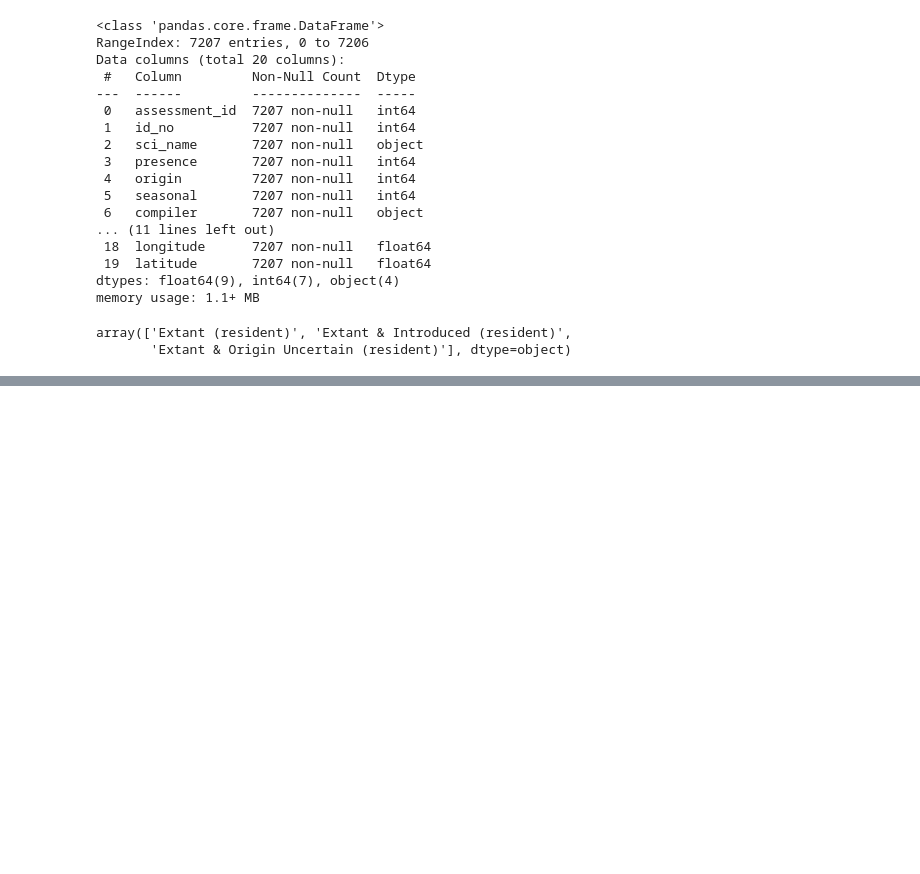
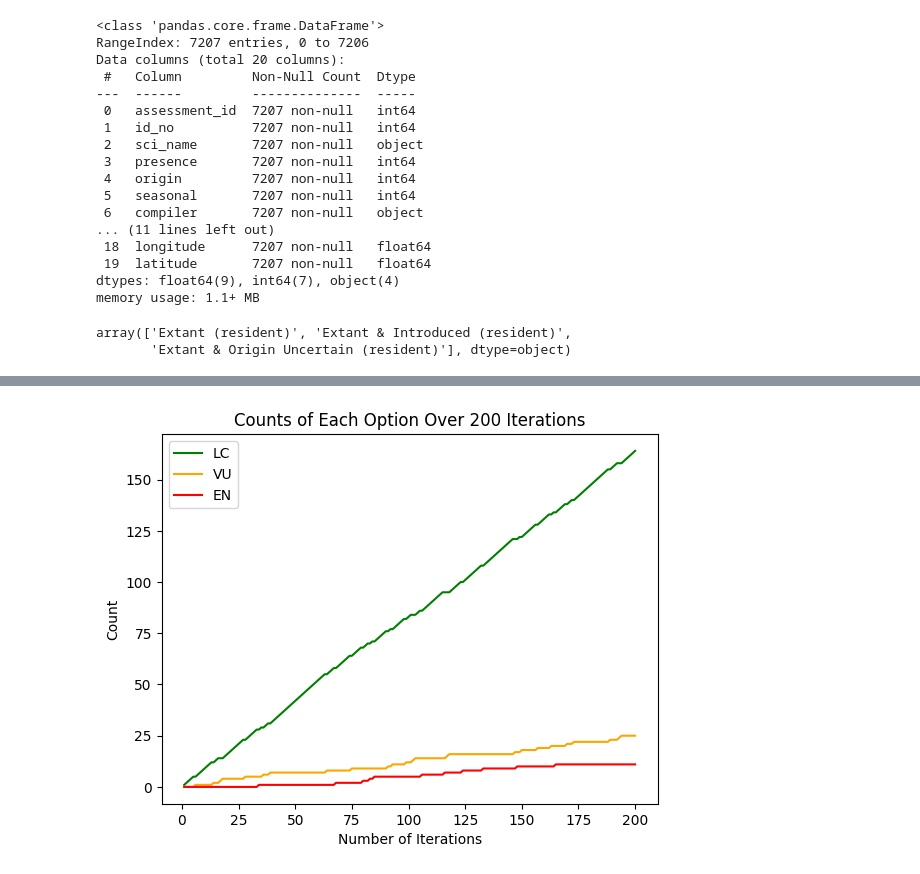
Before and after one commit to Kenny101-dot/Ornistone-Project, a Jupyter notebook: Analysis/EDA4.ipynb, the cells around one changed output, grey strips where cells are left out. Saved outputs shown, nothing was run; the diff lists cells and outputs as text; code cells hidden in the pictures; blank space fills up the shorter version.

```diff
--- a/Analysis/EDA4.ipynb
+++ b/Analysis/EDA4.ipynb
@@ -50,0 +84,32 @@ dataframe.head()
+# %%
+import numpy as np
+
+import matplotlib.pyplot as plt
+
+# Define the options and their probabilities
+options = ['LC', 'VU', 'EN']
+probabilities = [0.815, 0.136, 0.049]
+
+# Initialize counters for each option
+counts = {'LC': [], 'VU': [], 'EN': []}
+current_counts = {'LC': 0, 'VU': 0, 'EN': 0}
+
+# Perform 100 iterations
+for i in range(200):
+    choice = np.random.choice(options, p=probabilities)
+    current_counts[choice] += 1
+    for option in options:
+        counts[option].append(current_counts[option])
+
+
+# Plot the results with specified colors
+plt.plot(range(1, 201), counts['LC'], label='LC', color='green')
+plt.plot(range(1, 201), counts['VU'], label='VU', color='orange')
+plt.plot(range(1, 201), counts['EN'], label='EN', color='red')
+plt.xlabel('Number of Iterations')
+plt.ylabel('Count')
+plt.title('Counts of Each Option Over 200 Iterations')
+plt.legend()
+plt.show()
+# %% [output]
+[figure, added]
```
Also changed, not shown: parts of 4 cells of this notebook, 2 other files.
